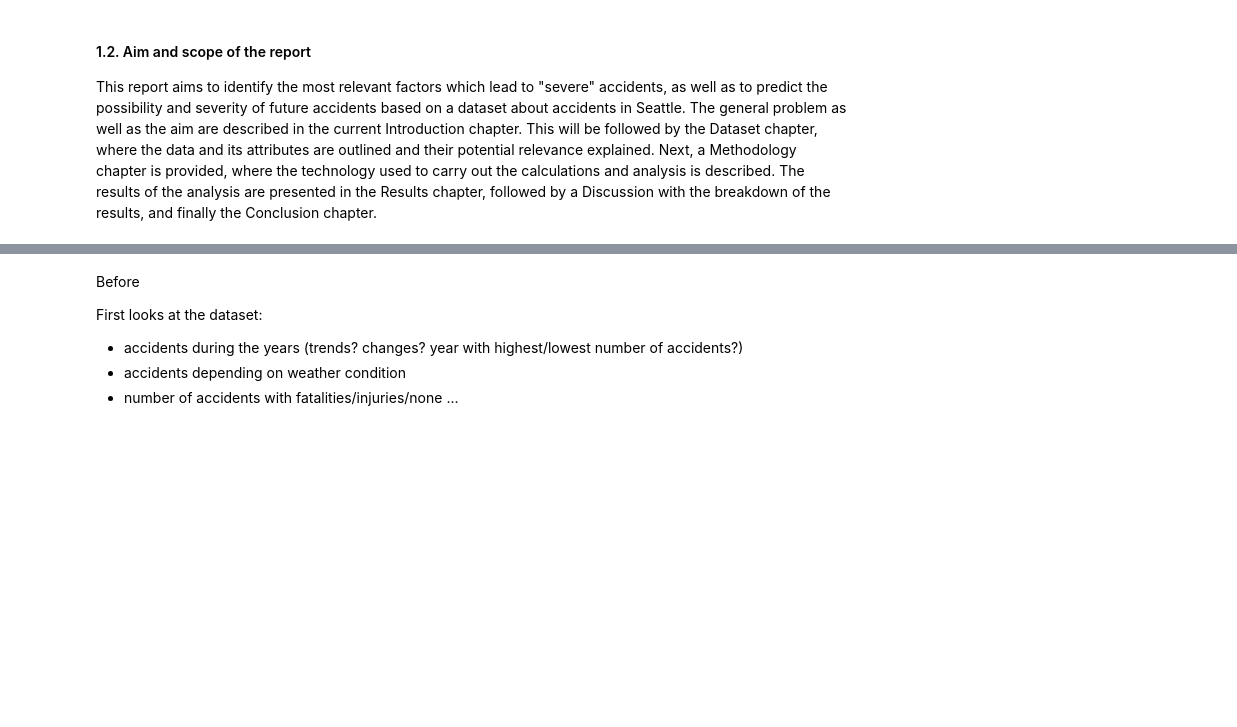
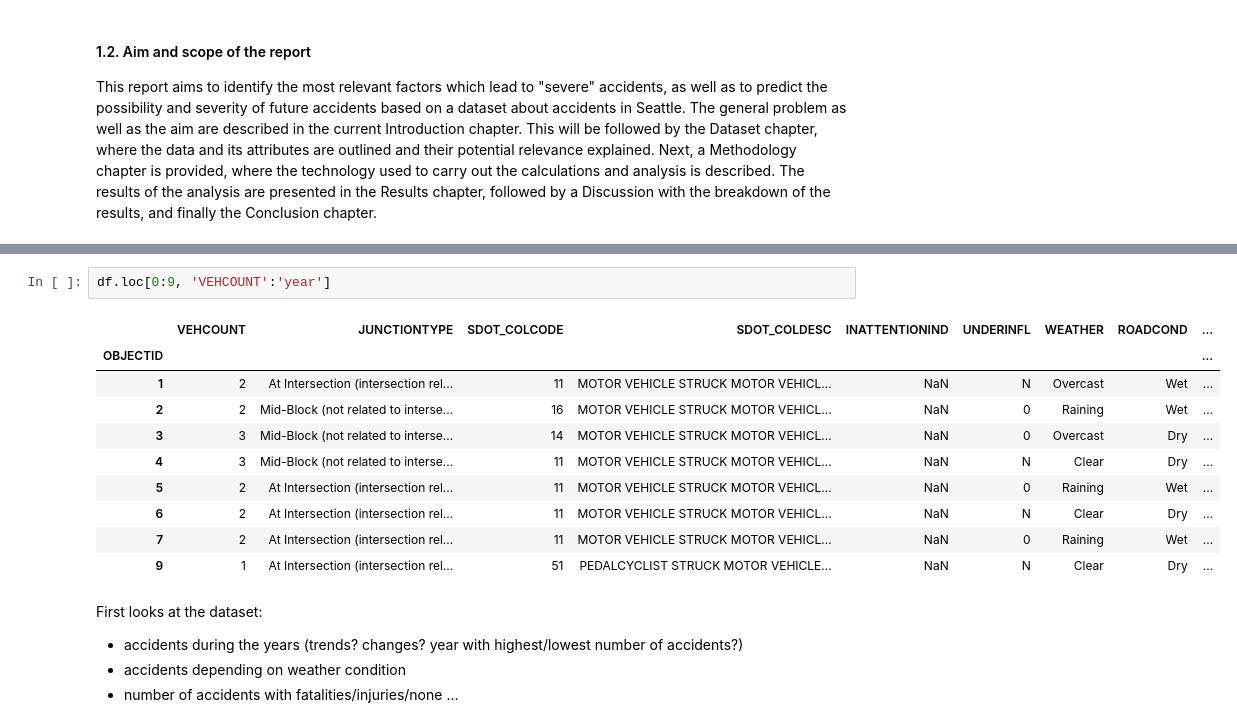
Before and after one commit to pokebaum/Coursera_Capstone, a Jupyter notebook: Capstone Project.ipynb, the cells around one changed output, grey strips where cells are left out. Drawn from its saved outputs; the diff is of its cells as text; blank space fills up the shorter version.

```diff
--- a/Capstone Project.ipynb
+++ b/Capstone Project.ipynb
@@ -143,5 +190,17 @@ df.head()
+# %%
+df.loc[0:9, 'VEHCOUNT':'year']
+# %% [output]
+|  | VEHCOUNT | JUNCTIONTYPE | SDOT_COLCODE | SDOT_COLDESC | INATTENTIONIND | UNDERINFL | WEATHER | ROADCOND | ... |
+| OBJECTID |  |  |  |  |  |  |  |  | ... |
+| 1 | 2 | At Intersection (intersection rel... | 11 | MOTOR VEHICLE STRUCK MOTOR VEHICL... | NaN | N | Overcast | Wet | ... |
+| 2 | 2 | Mid-Block (not related to interse... | 16 | MOTOR VEHICLE STRUCK MOTOR VEHICL... | NaN | 0 | Raining | Wet | ... |
+| 3 | 3 | Mid-Block (not related to interse... | 14 | MOTOR VEHICLE STRUCK MOTOR VEHICL... | NaN | 0 | Overcast | Dry | ... |
+| 4 | 3 | Mid-Block (not related to interse... | 11 | MOTOR VEHICLE STRUCK MOTOR VEHICL... | NaN | N | Clear | Dry | ... |
+| 5 | 2 | At Intersection (intersection rel... | 11 | MOTOR VEHICLE STRUCK MOTOR VEHICL... | NaN | 0 | Raining | Wet | ... |
+| 6 | 2 | At Intersection (intersection rel... | 11 | MOTOR VEHICLE STRUCK MOTOR VEHICL... | NaN | N | Clear | Dry | ... |
+| 7 | 2 | At Intersection (intersection rel... | 11 | MOTOR VEHICLE STRUCK MOTOR VEHICL... | NaN | 0 | Raining | Wet | ... |
+| 9 | 1 | At Intersection (intersection rel... | 51 | PEDALCYCLIST STRUCK MOTOR VEHICLE... | NaN | N | Clear | Dry | ... |
 # %% [markdown]
-Before
 
 First looks at the dataset:
 - accidents during the years (trends? changes? year with highest/lowest number of accidents?)
```
Also changed, not shown: parts of 14 cells of this notebook.
